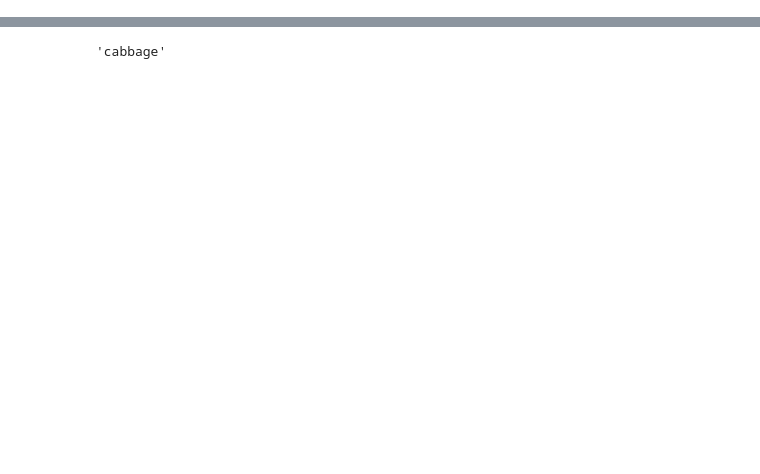
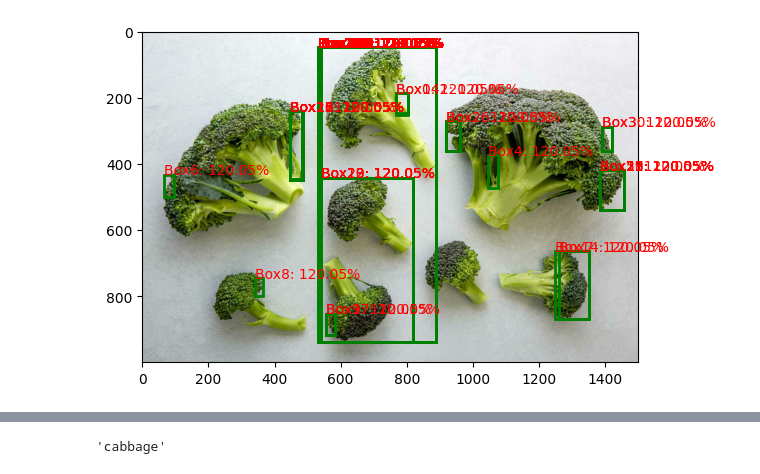
Before and after one commit to ArthurDercq/veggideas, a Jupyter notebook: notebooks/bounding_box.ipynb, the cells around one changed output, grey strips where cells are left out. Drawn from its saved outputs; the diff is of its cells as text; code cells hidden in the pictures; blank space fills up the shorter version.

```diff
--- a/notebooks/bounding_box.ipynb
+++ b/notebooks/bounding_box.ipynb
@@ -12,41 +8,44 @@ import numpy as np
 import tensorflow as tf
 # %%
 
-image_path = '/Users/lieselvranckx/code/ArthurDercq/veggideas/raw_data/test/Carrot/1023.jpg'
+image_path = "/Users/arthurdercq/code/ArthurDercq/veggideas/raw_data/testing_images/brocolis.jpeg"
 
 # Load the image with correct color channels
-image = cv2.cvtColor(cv2.imread(image_path), cv2.COLOR_BGR2RGB)
+image = tf.image.decode_image(tf.io.read_file(image_path))
+
 
 # Draw an empty figure
 fig, ax = plt.subplots()
 
 # Plot the image
 ax.imshow(image)
 
 # Perform selective search to generate candidate regions
 selective_search_results = selectivesearch.selective_search(image, scale=750, sigma=0.99, min_size=10)
 min_box_size = 1000
 
 # Calculate target aspect ratio range (adjust as per your requirement)
 target_aspect_ratio = 0.30
 aspect_ratio_range = 0.35
 
 selected_boxes = []
 for region in selective_search_results[1]:
     x, y, w, h = region['rect']
     if w * h >= min_box_size:
         aspect_ratio = float(w) / h
         if abs(aspect_ratio - target_aspect_ratio) <= aspect_ratio_range:
             selected_boxes.append((x, y, x + w, y + h))
 
 rect = []
 for i, (x, y, x2, y2) in enumerate(selected_boxes):
     rect.append(patches.Rectangle((x, y), x2 - x, y2 - y, edgecolor='green', facecolor='none', linewidth=2))
     ax.add_patch(rect[i])
 
     ax.text(x, y, f'Box{i}: {round((aspect_ratio - target_aspect_ratio) * 100, 2)}%', color='red')
 
 # Show the figure
 plt.show()
+# %% [output]
+[figure, added]
 # %%
 
```
Also changed, not shown: parts of 10 cells of this notebook, 2 other files.
